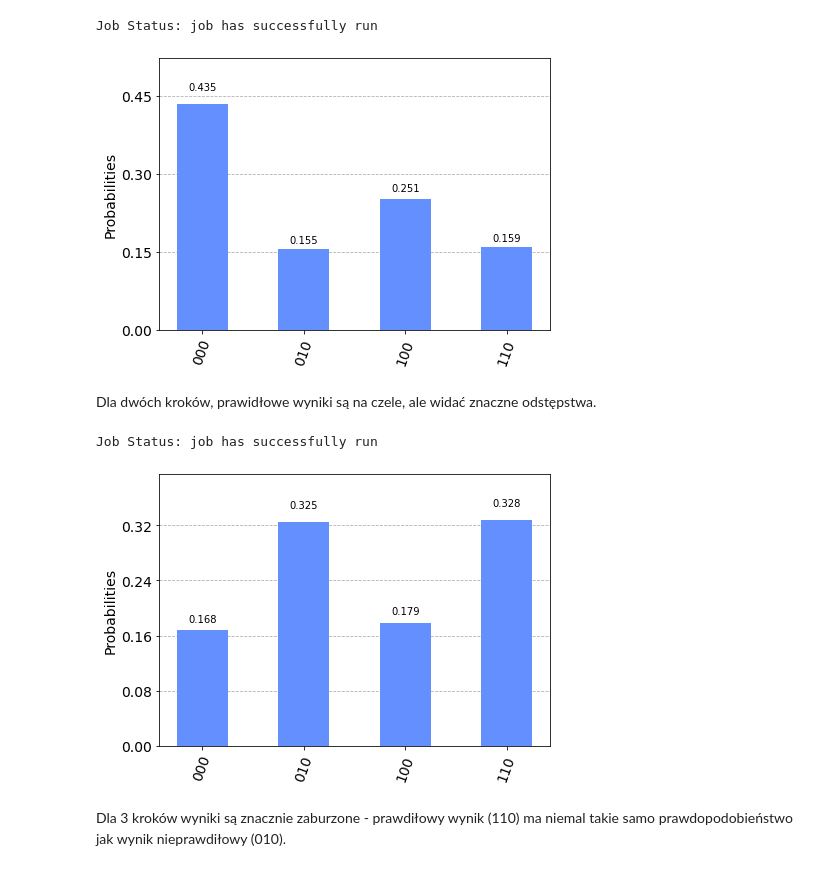
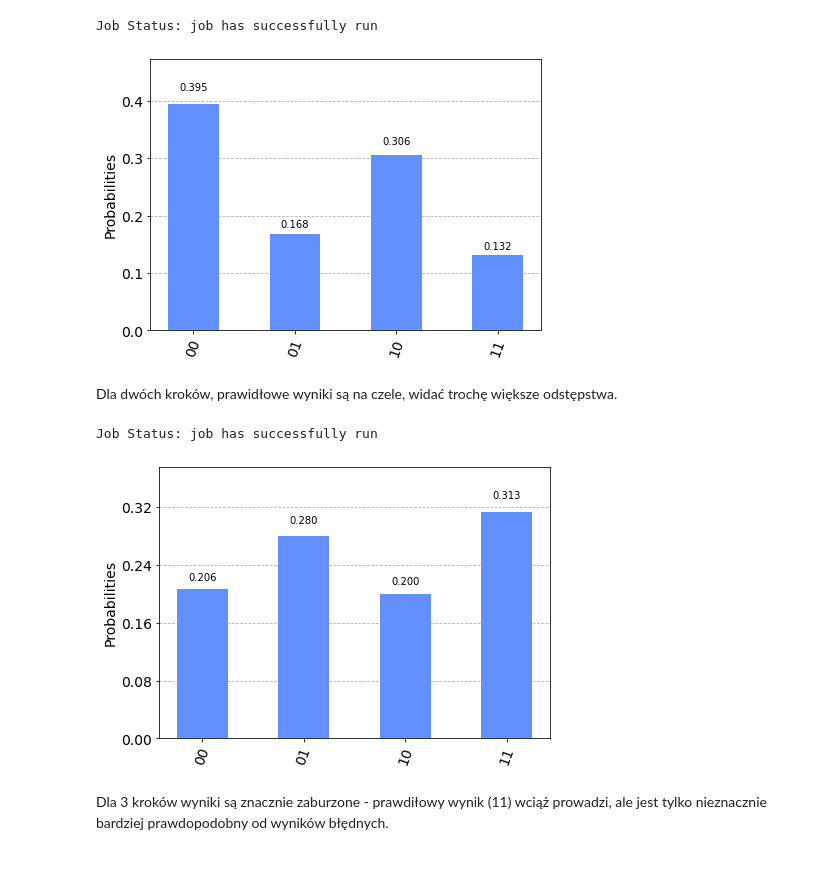
Before and after one commit to goralczyk/mmik, a Jupyter notebook: MMIK_lab5.ipynb, the cells around one changed output. Drawn from its saved outputs; the diff is of its cells as text; code cells hidden in the pictures.

```diff
--- a/MMIK_lab5.ipynb
+++ b/MMIK_lab5.ipynb
@@ -57,5 +55,9 @@ c1.measure([1, 2], [1, 2])
 
 result = execute(c1, simulator).result()
 counts = result.get_counts(c1)
-plot_histogram(counts)
+
+def remove_last_char_in_dict(d):
+    return dict([(k[:-1], v) for k, v in d.items()])
+
+plot_histogram(remove_last_char_in_dict(counts))
 # %% [output]
@@ -100,19 +103,19 @@ job_monitor(job)
 # %% [output]
 Job Status: job has successfully run
 # %%
-plot_histogram(job.result().get_counts())
+plot_histogram(remove_last_char_in_dict(job.result().get_counts()))
 # %% [output]
-[figure, old version]
+[figure, new version]
 # %% [markdown]
-Dla dwóch kroków, prawidłowe wyniki są na czele, ale widać znaczne odstępstwa.
+Dla dwóch kroków, prawidłowe wyniki są na czele, widać trochę większe odstępstwa.
 # %%
 job = execute(c3, simulator)
 job_monitor(job)
 # %% [output]
 Job Status: job has successfully run
 # %%
-plot_histogram(job.result().get_counts())
+plot_histogram(remove_last_char_in_dict(job.result().get_counts()))
 # %% [output]
-[figure, old version]
+[figure, new version]
 # %% [markdown]
-Dla 3 kroków wyniki są znacznie zaburzone - prawdiłowy wynik (110) ma niemal takie samo prawdopodobieństwo jak wynik nieprawdiłowy (010).
+Dla 3 kroków wyniki są znacznie zaburzone - prawdiłowy wynik (11) wciąż prowadzi, ale jest tylko nieznacznie bardziej prawdopodobny od wyników błędnych.
```
Also changed, not shown: parts of 5 cells of this notebook.
